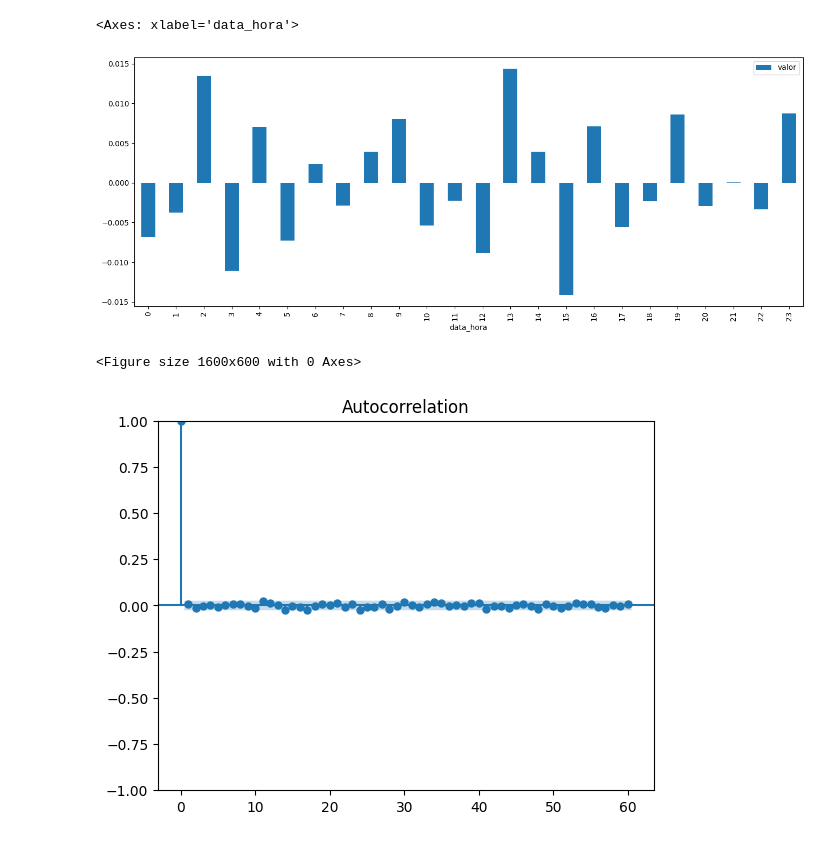
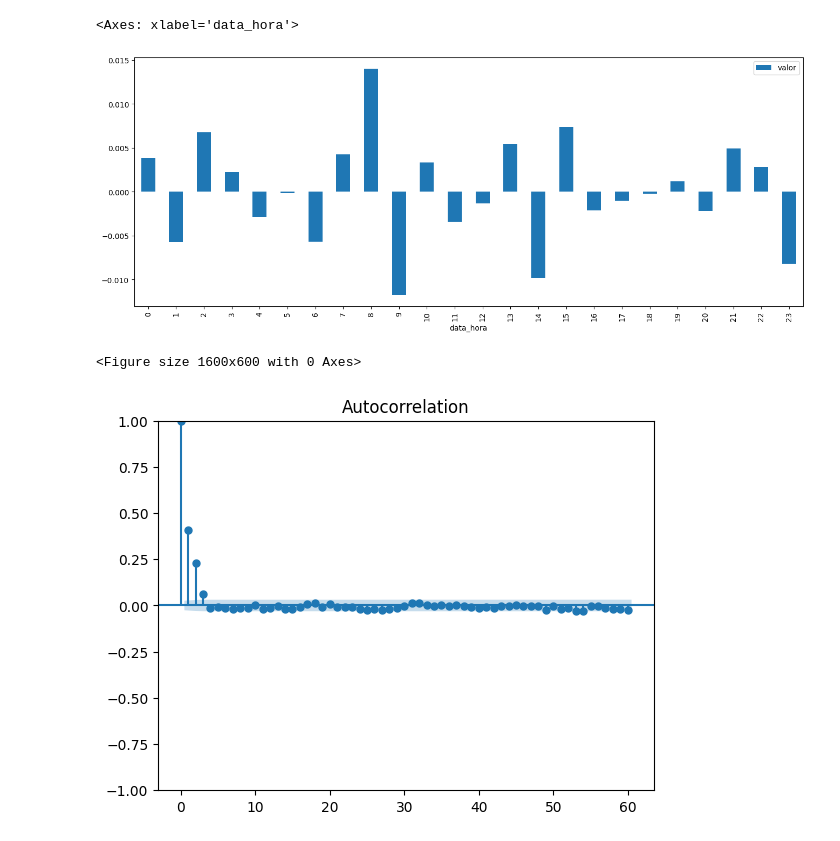
Before and after one commit to kametobu/modelos, a Jupyter notebook: medidas.ipynb, the cells around one changed output. Saved outputs shown, nothing was run; the diff lists cells and outputs as text; code cells hidden in the pictures.

```diff
--- a/medidas.ipynb
+++ b/medidas.ipynb
@@ -1,9 +1,15 @@
 # %%
-
+"""DROME - A n l i s e de dados.ipynb
+Automatically generated by Colaboratory.
+## A N L I S E DE DADOS DE SENSORES DE TEMPERATURA DE EQUIPAMENTOS ULTRALOW DO SENAI CIMATEC BAHIA
+ 1. IMPORTANDO ARQUIVO DE DADOS DO SENSOR ESCOLHIDO
+ 2. CONVERTENDO A COLUNA DATA PARA FORMATO DE DATETIME64 DO PYTON
+ 3. COLOCANDO A DATA_HORA COMO INDICE DA S R I E
+"""
 import pandas as pd
 import matplotlib.pyplot as plt
 
-temp = pd.read_csv("medidas.csv")
+temp = pd.read_csv("medidas_minuto_1.csv")
 temp = temp[["data_hora", "valor"]]
 temp.data_hora = pd.to_datetime(temp.data_hora)
 temp.valor = pd.to_numeric(temp.valor)
@@ -51,15 +63,20 @@ temp.valor.diff().plot(figsize=(16, 6))
 # %%
+"""APRESENTANDO SAZONALIDADE POR HORA DO DIA"""
 temp.diff().groupby(temp.index.hour).mean().plot(kind="bar", figsize=(16, 6))
 # %% [output]
 <Axes: xlabel='data_hora'>
-[figure, old version]
+[figure, new version]
 # %%
-import pandas.util.testing as tm
+"""CALCULANDO A A U T O C O R R E L A O DOS DADOS EM 1 HORA
+
+DADOS APRESENTAM BOA C O R R E L A O E DEMONSTRA UM PERFIL CICLICO
+"""
+#import pandas.util.testing as tm
 from statsmodels.graphics.tsaplots import plot_acf
 from statsmodels.graphics.tsaplots import plot_pacf
 plt.figure(figsize=(16, 6))
 plot_acf(temp["valor"], lags=60)
 plt.show()
 # %% [output]
 <Figure size 1600x600 with 0 Axes>
-[figure, old version]
+[figure, new version]
```
Also changed, not shown: parts of 13 cells of this notebook, 6 other files.
